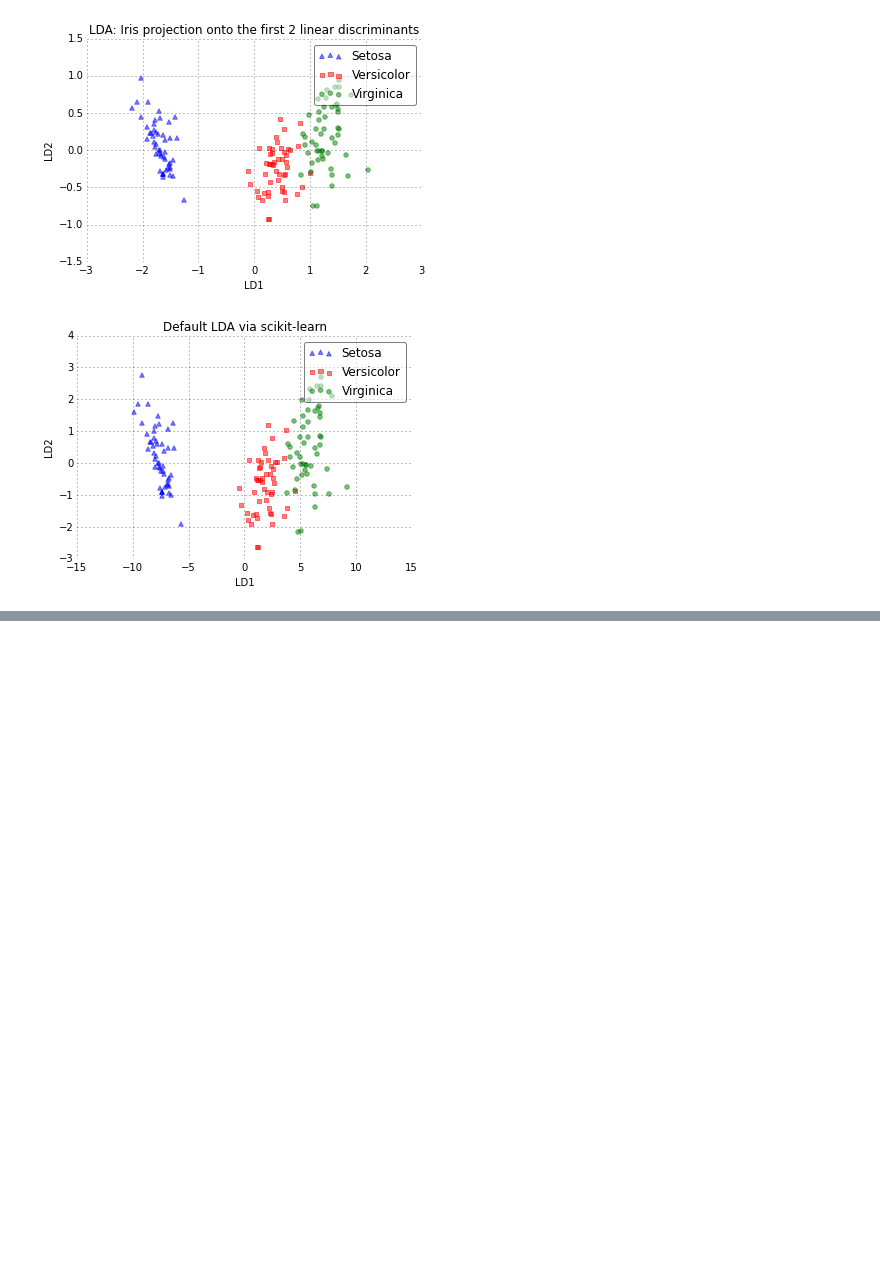
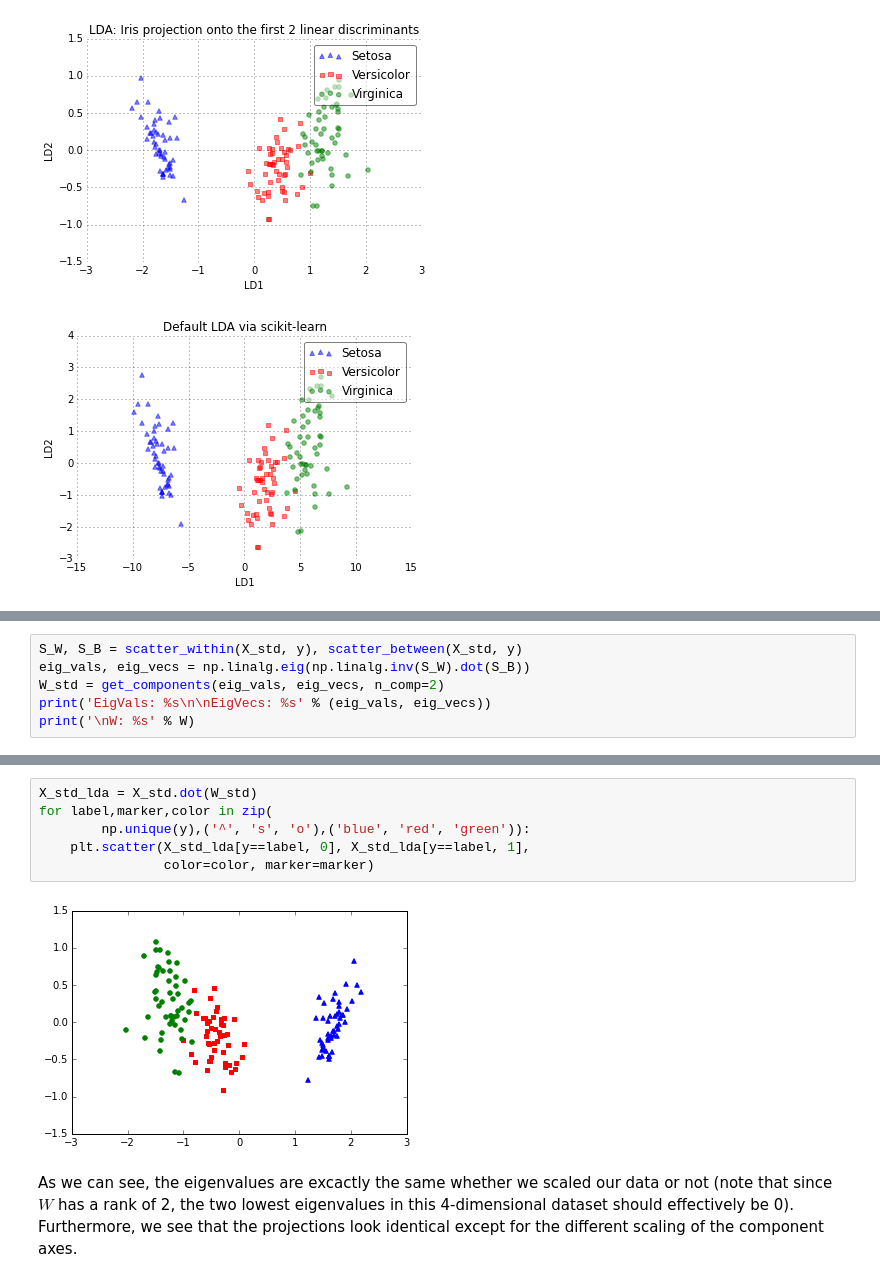
Before and after one commit to rasbt/pattern_classification, a Jupyter notebook: dimensionality_reduction/projection/linear_discriminant_analysis.ipynb, the cells around one changed output, grey strips where cells are left out. Saved outputs shown, nothing was run; the diff lists cells and outputs as text; blank space fills up the shorter version.

Commit message:
A Note About Standardization

```diff
--- a/dimensionality_reduction/projection/linear_discriminant_analysis.ipynb
+++ b/dimensionality_reduction/projection/linear_discriminant_analysis.ipynb
@@ -828,0 +917,6 @@ plot_scikit_lda(X_lda_sklearn, title='Default LDA via scikit-learn', mirror=(-1)
+# %%
+S_W, S_B = scatter_within(X_std, y), scatter_between(X_std, y)
+eig_vals, eig_vecs = np.linalg.eig(np.linalg.inv(S_W).dot(S_B))
+W_std = get_components(eig_vals, eig_vecs, n_comp=2)
+print('EigVals: %s\n\nEigVecs: %s' % (eig_vals, eig_vecs))
+print('\nW: %s' % W)
@@ -828,0 +935,10 @@ plot_scikit_lda(X_lda_sklearn, title='Default LDA via scikit-learn', mirror=(-1)
+# %%
+X_std_lda = X_std.dot(W_std)
+for label,marker,color in zip(
+        np.unique(y),('^', 's', 'o'),('blue', 'red', 'green')):
+    plt.scatter(X_std_lda[y==label, 0], X_std_lda[y==label, 1],
+                color=color, marker=marker)
+# %% [output]
+[figure, added]
+# %% [markdown]
+As we can see, the eigenvalues are excactly the same whether we scaled our data or not (note that since $W$ has a rank of 2, the two lowest eigenvalues in this 4-dimensional dataset should effectively be 0). Furthermore, we see that the projections look identical except for the different scaling of the component axes.
```
Also changed, not shown: parts of 20 cells of this notebook, 1 other file.
